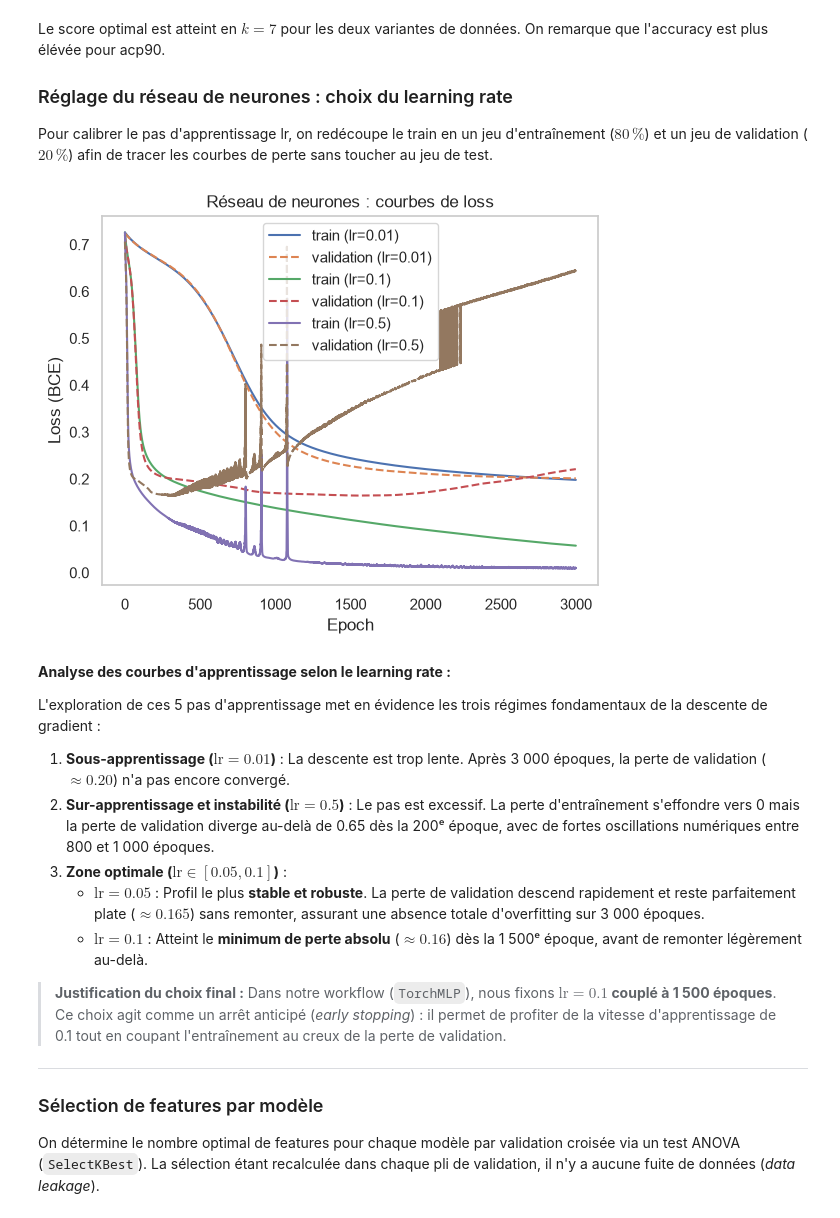
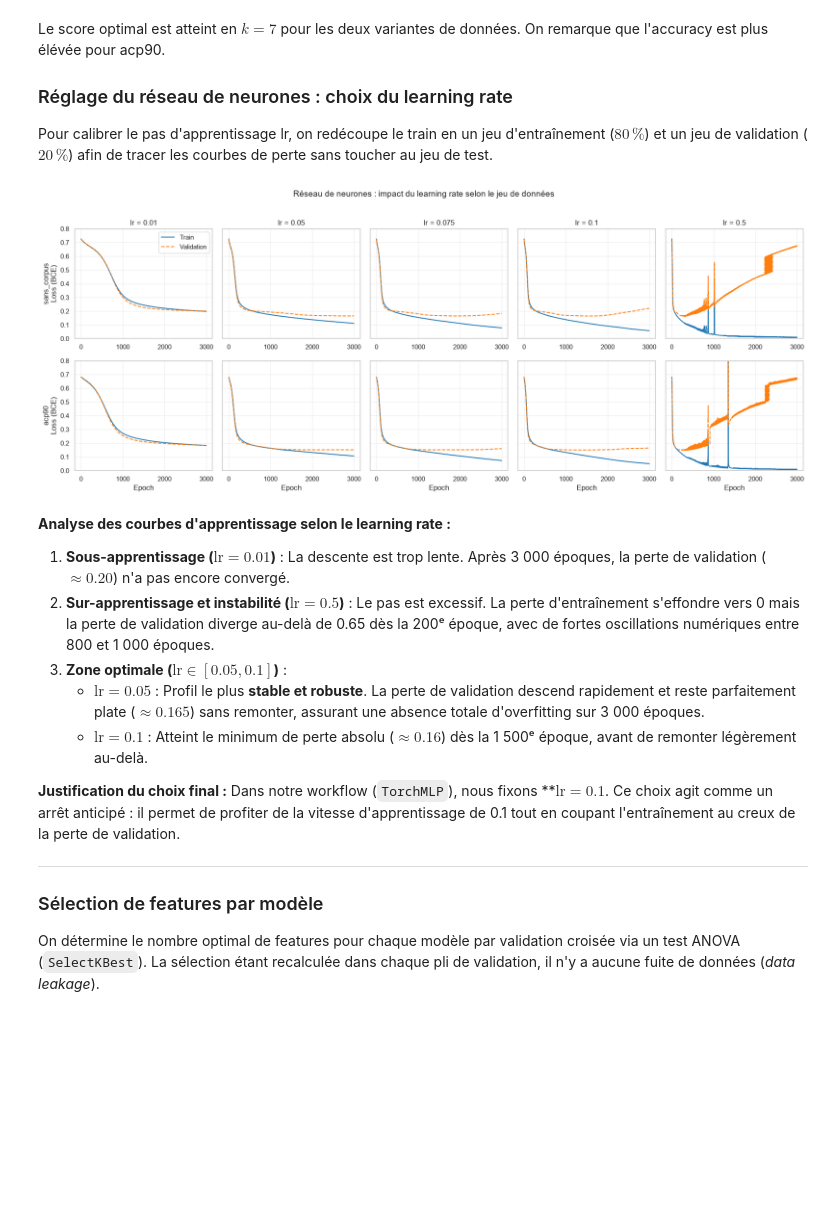
Before and after one commit to PierreGUTTIEREZ/Project_Machine-Learning_Semester-1, a Jupyter notebook: spambase.ipynb, the cells around one changed output. Drawn from its saved outputs; the diff is of its cells as text; code cells hidden in the pictures; blank space fills up the shorter version.

Commit message:
Spambase version quasi-finale pour le code. Il reste les commentaires à modifier

```diff
--- a/spambase.ipynb
+++ b/spambase.ipynb
@@ -326,40 +327,51 @@ Pour calibrer le pas d'apprentissage lr, on redécoupe le train en un jeu d'entr
 # %%
 # Réseau de neurones : choix du learning rate
 # On redécoupe le train en train + validation (le test n'est pas touché)
 X_fit, X_val, y_fit, y_val = mw.split_data(Xtr, ytr, 0.2, RANDOM_STATE)
+X_fit2, X_val2, y_fit2, y_val2 = mw.split_data(Xtr2, ytr2, 0.2, RANDOM_STATE)
 
-lrs = [0.01, 0.05, 0.1, 0.15, 0.5]
-fig, axes = plt.subplots(1, len(lrs), figsize=(18, 3.8), sharey=True)
+lrs = [0.01, 0.05, 0.075, 0.1, 0.5]
 
-for ax, lr in zip(axes, lrs):
-    model, losses, val_losses = mw.train_mlp(X_fit, y_fit, 32, 16, 3000, lr, X_val, y_val)
+fig, axes = plt.subplots(2, 5, figsize=(18, 7), sharey=True)
 
-    ax.plot(losses, label="Train", color="tab:blue")
-    ax.plot(val_losses, label="Validation", color="tab:orange", ls="--")
-    ax.set_title(f"lr = {lr}")
-    ax.set_xlabel("Epoch")
-    ax.grid(True, alpha=0.3)
-    ax.legend()
+for col, lr in enumerate(lrs):
+    ax1 = axes[0, col]
+    model1, losses1, val_losses1 = mw.train_mlp(X_fit, y_fit, 32, 16, 3000, lr, X_val, y_val)
+    ax1.plot(losses1, label="Train", color="tab:blue")
+    ax1.plot(val_losses1, label="Validation", color="tab:orange", ls="--")
+    ax1.set_title(f"lr = {lr}")
+    ax1.set_ylim(0, 0.8)
+    ax1.grid(True, alpha=0.3)
+    if col == 0:
+        ax1.legend()
 
-axes[0].set_ylabel("Loss (BCE)")
-plt.suptitle("Réseau de neurones : comportement selon le learning rate", y=1.03)
+    ax2 = axes[1, col]
+    model2, losses2, val_losses2 = mw.train_mlp(X_fit2, y_fit2, 32, 16, 3000, lr, X_val2, y_val2)
+    ax2.plot(losses2, label="Train", color="tab:blue")
+    ax2.plot(val_losses2, label="Validation", color="tab:orange", ls="--")
+    ax2.set_xlabel("Epoch")
+    ax2.set_ylim(0, 0.8)
+    ax2.grid(True, alpha=0.3)
+
+axes[0, 0].set_ylabel("sans_corpus\nLoss (BCE)")
+axes[1, 0].set_ylabel("acp90\nLoss (BCE)")
+
+plt.suptitle("Réseau de neurones : impact du learning rate selon le jeu de données", y=1.02, fontsize=14)
 plt.tight_layout()
 plt.show()
 # %% [output]
-[figure, old version]
+[figure, new version]
 # %% [markdown]
 **Analyse des courbes d'apprentissage selon le learning rate :**
-
-L'exploration de ces 5 pas d'apprentissage met en évidence les trois régimes fondamentaux de la descente de gradient :
 
 1. **Sous-apprentissage ($\text{lr} = 0.01$)** : La descente est trop lente. Après 3 000 époques, la perte de validation ($\approx 0.20$) n'a pas encore convergé.
 2. **Sur-apprentissage et instabilité ($\text{lr} = 0.5$)** : Le pas est excessif. La perte d'entraînement s'effondre vers 0 mais la perte de validation diverge au-delà de 0.65 dès la 200ᵉ époque, avec de fortes oscillations numériques entre 800 et 1 000 époques.
 3. **Zone optimale ($\text{lr} \in [0.05, 0.1]$)** :
    * **$\text{lr} = 0.05$** : Profil le plus **stable et robuste**. La perte de validation descend rapidement et reste parfaitement plate ($\approx 0.165$) sans remonter, assurant une absence totale d'overfitting sur 3 000 époques.
-   * **$\text{lr} = 0.1$** : Atteint le **minimum de perte absolu** ($\approx 0.16$) dès la 1 500ᵉ époque, avant de remonter légèrement au-delà.
+   * **$\text{lr} = 0.1$** : Atteint le minimum de perte absolu ($\approx 0.16$) dès la 1 500ᵉ époque, avant de remonter légèrement au-delà.
 
-> **Justification du choix final :**
-> Dans notre workflow (`TorchMLP`), nous fixons **$\text{lr} = 0.1$ couplé à 1 500 époques**. Ce choix agit comme un arrêt anticipé (*early stopping*) : il permet de profiter de la vitesse d'apprentissage de 0.1 tout en coupant l'entraînement au creux de la perte de validation.
+**Justification du choix final :**
+Dans notre workflow (`TorchMLP`), nous fixons **$\text{lr} = 0.1$. Ce choix agit comme un arrêt anticipé : il permet de profiter de la vitesse d'apprentissage de 0.1 tout en coupant l'entraînement au creux de la perte de validation.
 
 ---
 
```
Also changed, not shown: parts of 11 cells of this notebook.
